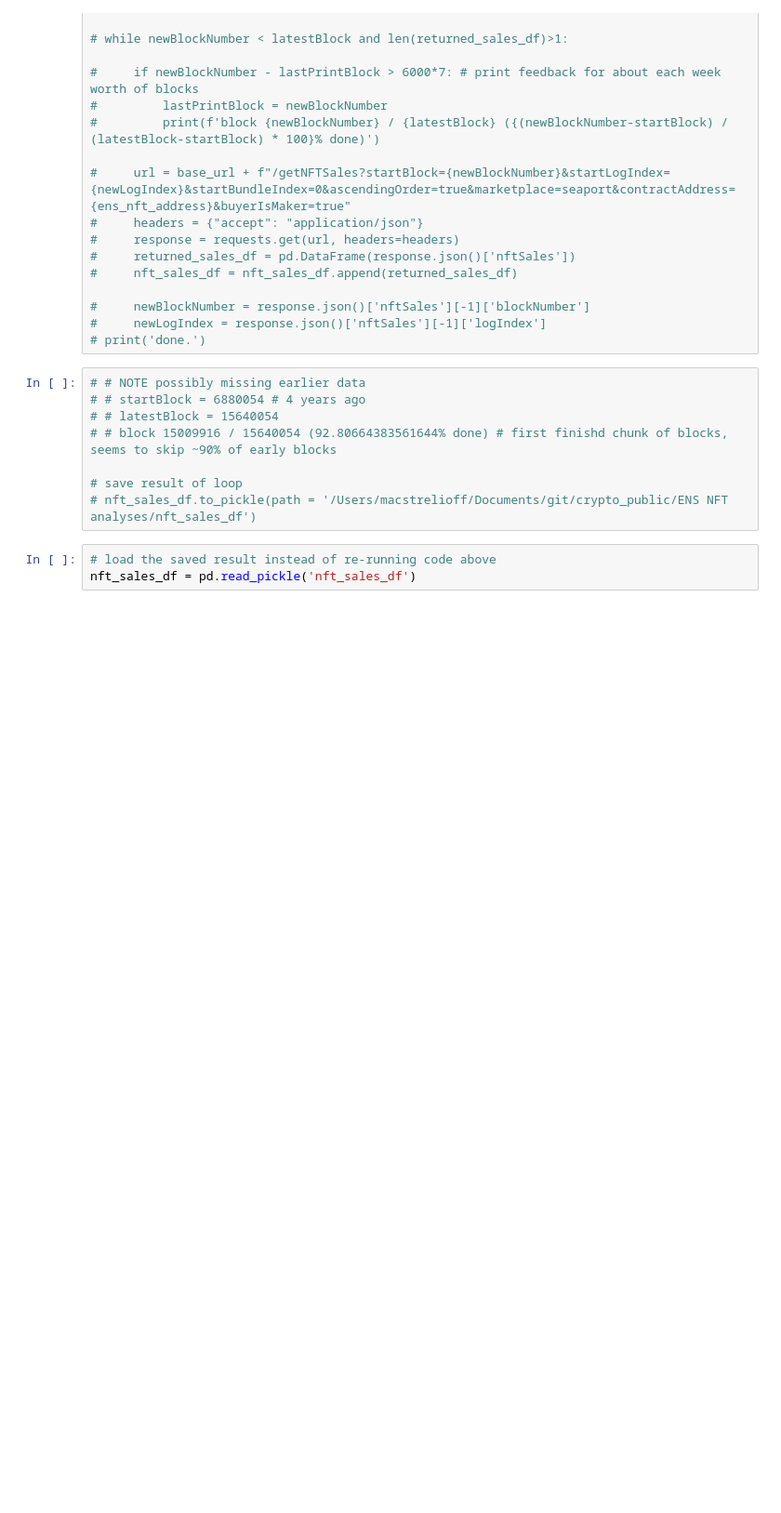
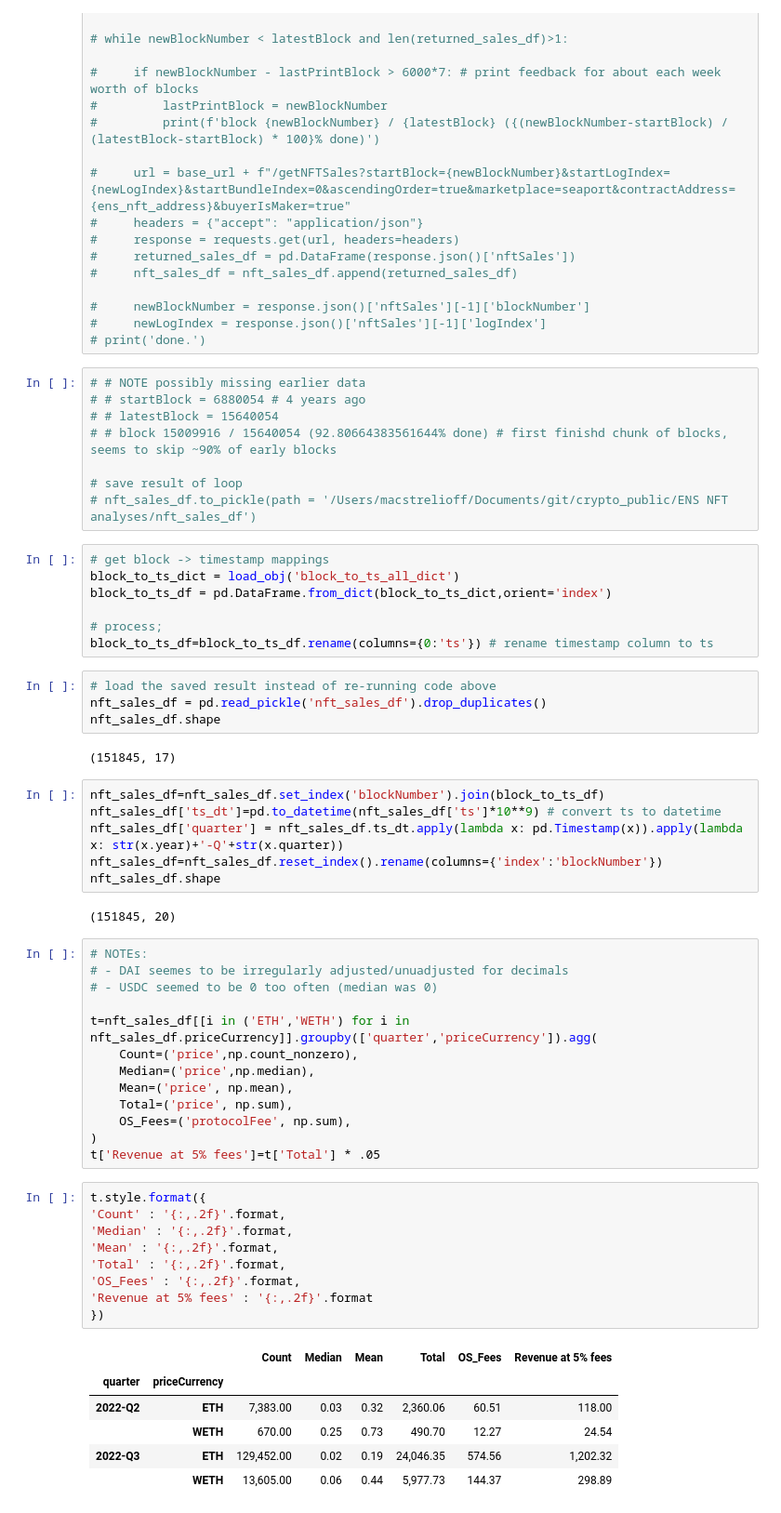
Before and after one commit to MacStrelioff/crypto_public, a Jupyter notebook: ENS NFT analyses/ENSAnalytics.ipynb, the cells around one changed output. Shown at 93% size. Drawn from its saved outputs; the diff is of its cells as text; blank space fills up the shorter version.

```diff
--- a/ENS NFT analyses/ENSAnalytics.ipynb
+++ b/ENS NFT analyses/ENSAnalytics.ipynb
@@ -701,6 +956,53 @@ tmp
 
 # save result of loop
 # nft_sales_df.to_pickle(path = '/Users/macstrelioff/Documents/git/crypto_public/ENS NFT analyses/nft_sales_df')
+# %%
+# get block -> timestamp mappings
+block_to_ts_dict = load_obj('block_to_ts_all_dict')
+block_to_ts_df = pd.DataFrame.from_dict(block_to_ts_dict,orient='index')
+
+# process;
+block_to_ts_df=block_to_ts_df.rename(columns={0:'ts'}) # rename timestamp column to ts
 # %%
 # load the saved result instead of re-running code above
-nft_sales_df = pd.read_pickle('nft_sales_df')
+nft_sales_df = pd.read_pickle('nft_sales_df').drop_duplicates()
+nft_sales_df.shape
+# %% [output]
+(151845, 17)
+# %%
+nft_sales_df=nft_sales_df.set_index('blockNumber').join(block_to_ts_df)
+nft_sales_df['ts_dt']=pd.to_datetime(nft_sales_df['ts']*10**9) # convert ts to datetime
+nft_sales_df['quarter'] = nft_sales_df.ts_dt.apply(lambda x: pd.Timestamp(x)).apply(lambda x: str(x.year)+'-Q'+str(x.quarter))
+nft_sales_df=nft_sales_df.reset_index().rename(columns={'index':'blockNumber'})
+nft_sales_df.shape
+# %% [output]
+(151845, 20)
+# %%
+# NOTEs:
+# - DAI seemes to be irregularly adjusted/unuadjusted for decimals
+# - USDC seemed to be 0 too often (median was 0)
+
+t=nft_sales_df[[i in ('ETH','WETH') for i in nft_sales_df.priceCurrency]].groupby(['quarter','priceCurrency']).agg(
+    Count=('price',np.count_nonzero),
+    Median=('price',np.median),
+    Mean=('price', np.mean),
+    Total=('price', np.sum),
+    OS_Fees=('protocolFee', np.sum),
+)
+t['Revenue at 5% fees']=t['Total'] * .05
+# %%
+t.style.format({
+'Count' : '{:,.2f}'.format,
+'Median' : '{:,.2f}'.format,
+'Mean' : '{:,.2f}'.format,
+'Total' : '{:,.2f}'.format,
+'OS_Fees' : '{:,.2f}'.format,
+'Revenue at 5% fees' : '{:,.2f}'.format
+})
+# %% [output]
+|  |  | Count | Median | Mean | Total | OS_Fees | Revenue at 5% fees |
+| quarter | priceCurrency |  |  |  |  |  |  |
+| 2022-Q2 | ETH | 7,383.00 | 0.03 | 0.32 | 2,360.06 | 60.51 | 118.00 |
+|  | WETH | 670.00 | 0.25 | 0.73 | 490.70 | 12.27 | 24.54 |
+| 2022-Q3 | ETH | 129,452.00 | 0.02 | 0.19 | 24,046.35 | 574.56 | 1,202.32 |
+|  | WETH | 13,605.00 | 0.06 | 0.44 | 5,977.73 | 144.37 | 298.89 |
```
Also changed, not shown: parts of 45 cells of this notebook.
